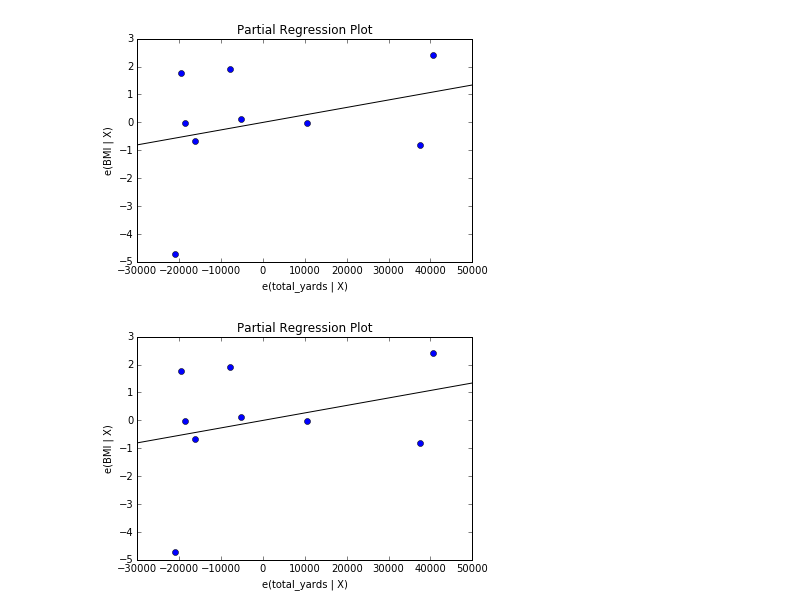
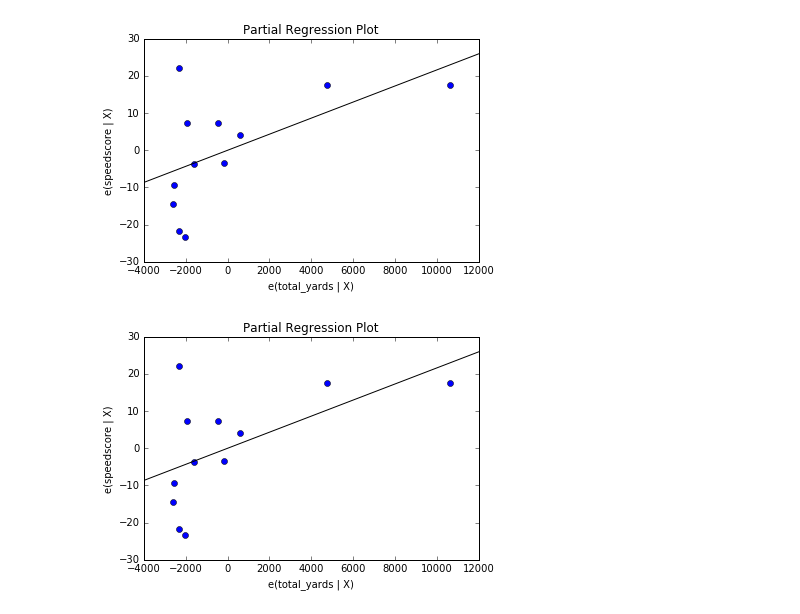
Before and after one commit to kpolimis/nfl-combine-evaluation, a Jupyter notebook: data/combineDataTest.ipynb, the cells around one changed output. Drawn from its saved outputs; the diff is of its cells as text; code cells hidden in the pictures.

```diff
--- a/data/combineDataTest.ipynb
+++ b/data/combineDataTest.ipynb
@@ -12,18 +14,18 @@ rr = pd.read_sql_query('SELECT * FROM rr', con)
 passing = pd.read_sql_query('SELECT * FROM passing', con)
 # %%
 rr['total_yards'] = rr['receiving_yards'] + rr['rushing_yards']
-ydsData = rr[rr['position'].isin(['QB' , 'RB'])]
+ydsData = rr[rr['position'].isin(['QB' , 'RB' , 'qb' , 'rb'])]
 ydsData = ydsData.set_index(ydsData['name'])
-ydsData = ydsData.groupby(['name'])['total_yards'].sum()
+ydsData = ydsData.groupby(['name'])['total_yards', 'receiving_yards','rushing_yards'].sum()
 ydsData = ydsData.dropna()
 ydsData = ydsData.drop_duplicates()
 # %%
-combineData = combine[combine['position'].isin(['QB' , 'RB'])]
+combineData = combine[combine['position'].isin(['QB' , 'RB', 'qb' , 'rb'])]
 combineData = combineData.set_index(combineData['name'])
-combineData = combineData['BMI']
+combineData = combineData[['speedscore','BMI']]
 combineData = combineData.drop_duplicates()
 # %%
-regdata = pd.concat([combineData[0:100],ydsData[0:100]],axis=1)
+regdata = pd.concat([combineData[0:120],ydsData[0:120]],axis=1)
 regdata = regdata.dropna()
 regdata
 # %% [output]
@@ -64,7 +67,7 @@ Covariance Type:            nonrobust
 Warnings:
 [1] Standard Errors assume that the covariance matrix of the errors is correctly specified.
 # %%
-sm.graphics.plot_partregress('BMI', 'total_yards', [], data = regdata, obs_labels=False)
+sm.graphics.plot_partregress('speedscore', 'total_yards', [], data = regdata, obs_labels=False)
 # %% [output]
-[figure, old version]
+[figure, new version]
-[figure, old version]
+[figure, new version]
```
Also changed, not shown: parts of 15 cells of this notebook.
